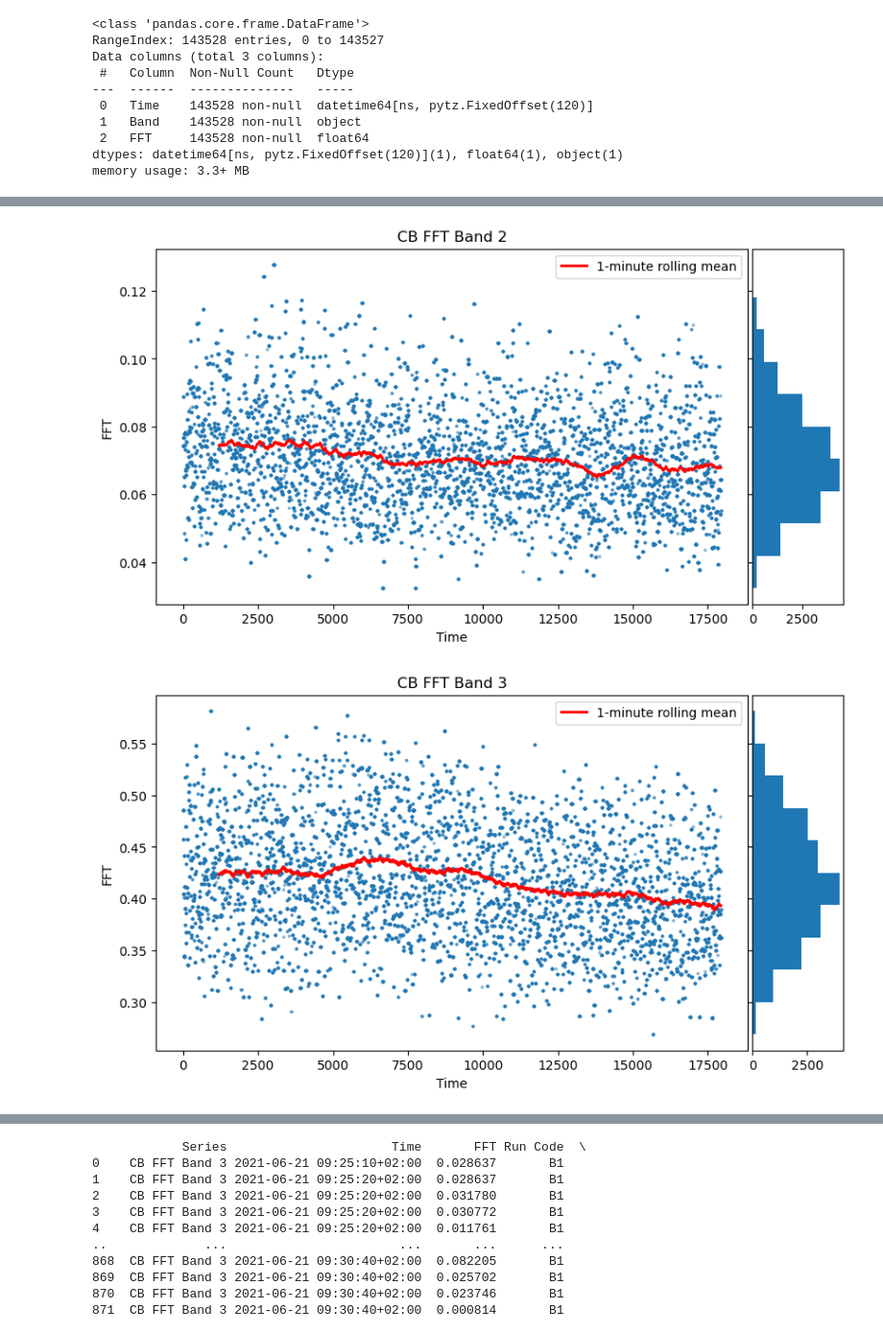
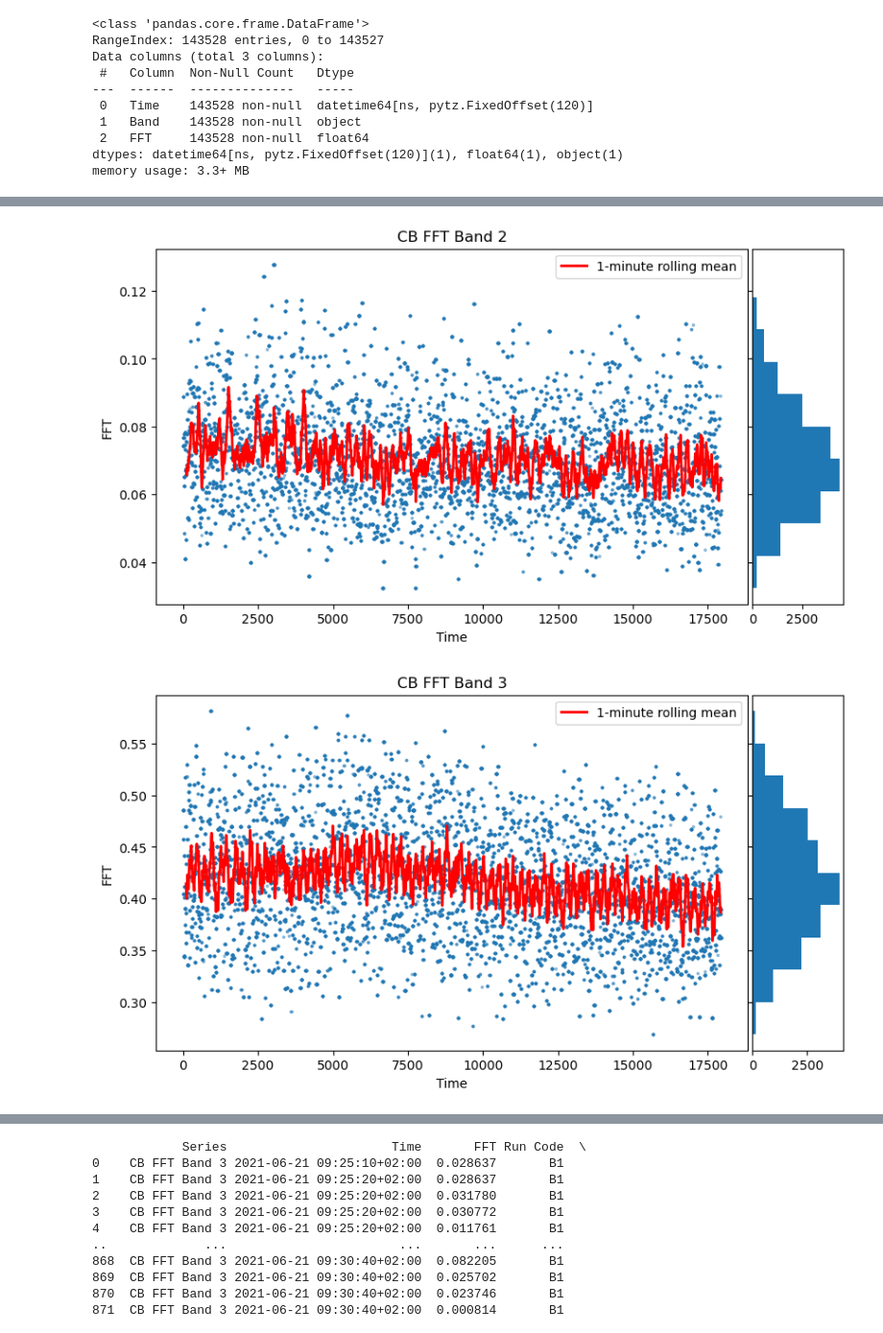
Before and after one commit to greenwaltc/PG_workspace, a Jupyter notebook: camerons-awesome-analysis.ipynb, the cells around one changed output, grey strips where cells are left out. Shown at 96% size. Saved outputs shown, nothing was run; the diff lists cells and outputs as text; code cells hidden in the pictures.

```diff
--- a/camerons-awesome-analysis.ipynb
+++ b/camerons-awesome-analysis.ipynb
@@ -241,11 +228,11 @@ def scatter_hist(x, y, rolling_avg, title='placeholder', xlabel='Time', ylabel='
     bins = np.arange(-lim, lim + binwidth, binwidth)
     ax_histy.hist(y, orientation='horizontal')
 
-    # plt.ylim(y_ax_lim)
+    plt.ylim(y_ax_lim)
 
 for band_name in sept_melt['Band'].unique():
     temp_df = sept_melt[sept_melt['Band'] == band_name].reset_index(drop=True)
-    temp_df['Rolling Average'] = temp_df['FFT'].rolling(60*20).mean()
+    temp_df['Rolling Average'] = temp_df['FFT'].rolling(5*20).mean()
     scatter_hist( np.array(temp_df.index), np.array(temp_df['FFT']), np.array(temp_df['Rolling Average']), band_name )
     plt.show()
 # %% [output]
@@ -254,2 +241,2 @@ for band_name in sept_melt['Band'].unique():
-[figure, old version]
+[figure, new version]
-[figure, old version]
+[figure, new version]
```
Also changed, not shown: parts of 3 cells of this notebook, 3 other files.
